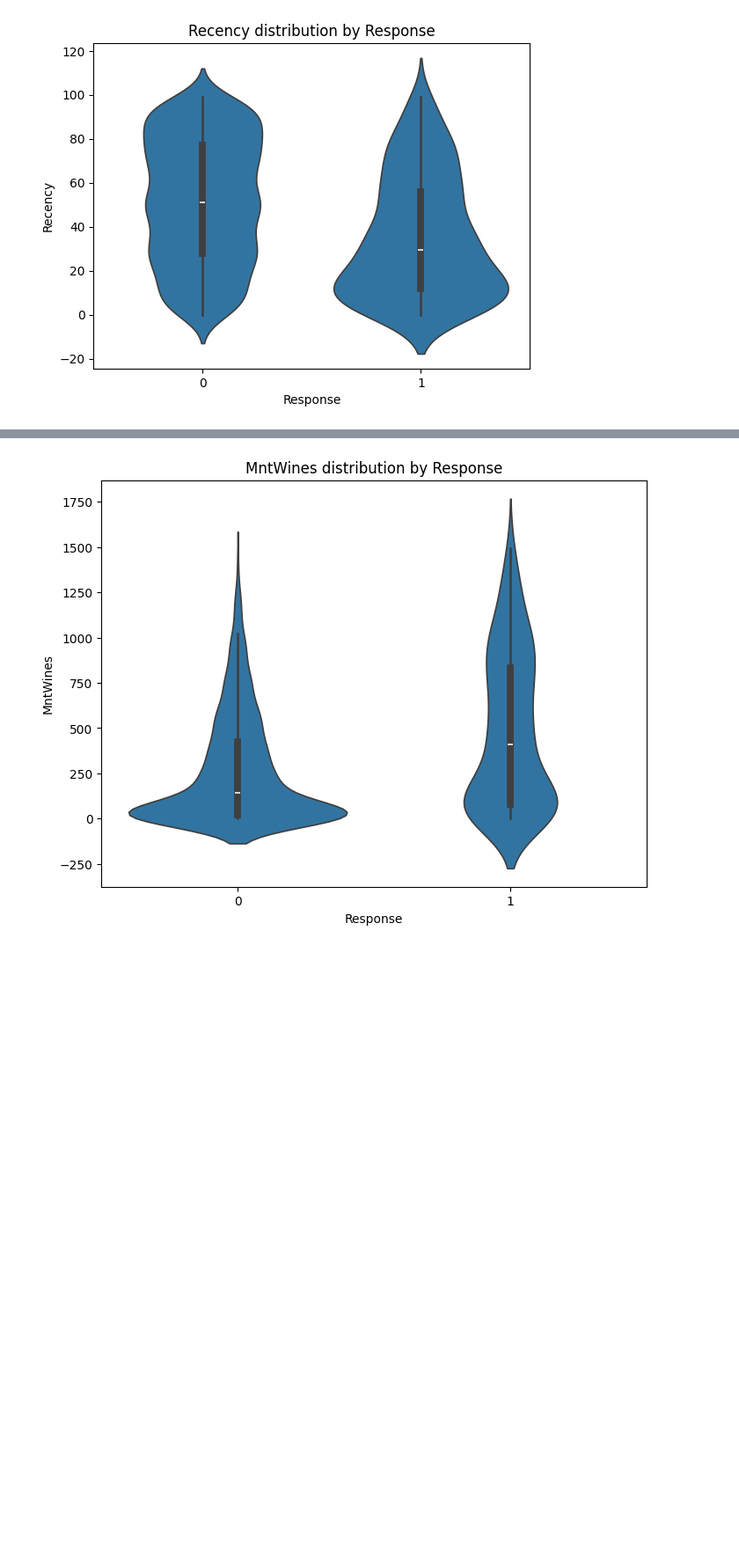
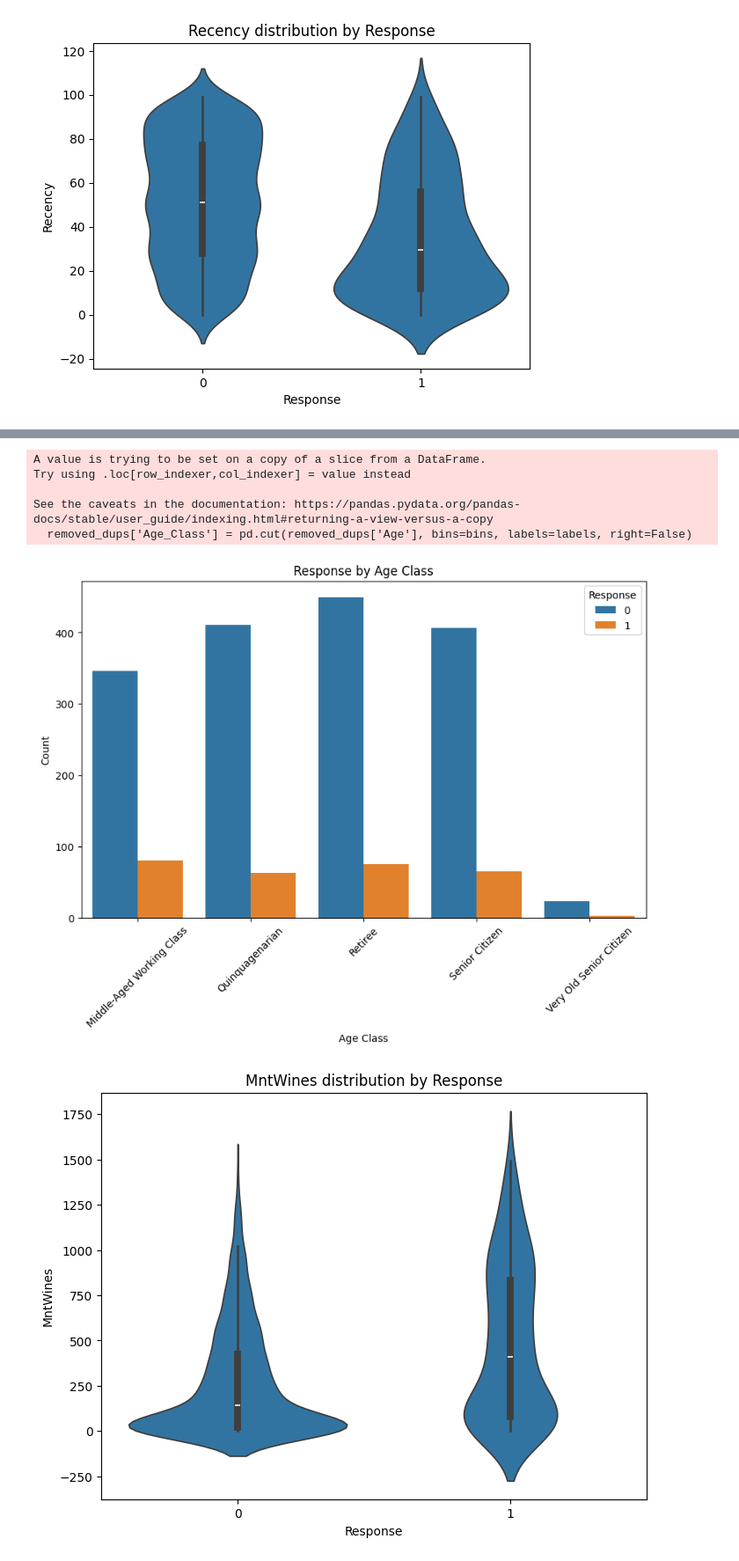
Before and after one commit to Ronan-Daliuag/Determining-Leads, a Jupyter notebook: Padrejuan-Data-Profiling.ipynb, the cells around one changed output, grey strips where cells are left out. Shown at 88% size. Drawn from its saved outputs; the diff is of its cells as text; code cells hidden in the pictures; blank space fills up the shorter version.

```diff
--- a/Padrejuan-Data-Profiling.ipynb
+++ b/Padrejuan-Data-Profiling.ipynb
@@ -411,3 +518,24 @@ plt.show()
+# %%
+bins = [28, 46, 53, 63, 74, float('inf')]  # Define your own bins based on your data distribution
+labels = ['Middle-Aged Working Class', 'Quinquagenarian', 'Retiree', 'Senior Citizen', 'Very Old Senior Citizen']
+removed_dups['Age_Class'] = pd.cut(removed_dups['Age'], bins=bins, labels=labels, right=False)
+# %% [output]
+A value is trying to be set on a copy of a slice from a DataFrame.
+Try using .loc[row_indexer,col_indexer] = value instead
+
+See the caveats in the documentation: https://pandas.pydata.org/pandas-docs/stable/user_guide/indexing.html#returning-a-view-versus-a-copy
+  removed_dups['Age_Class'] = pd.cut(removed_dups['Age'], bins=bins, labels=labels, right=False)
+# %%
+plt.figure(figsize=(10, 6))
+sns.countplot(x='Age_Class', hue='Response', data=removed_dups, order=labels)
+plt.title('Response by Age Class')
+plt.xlabel('Age Class')
+plt.ylabel('Count')
+plt.xticks(rotation=45)
+plt.legend(title='Response', loc='upper right')
+plt.show()
+# %% [output]
+[figure, added]
 # %%
 amount_columns = ['MntWines', 'MntFruits', 'MntMeatProducts', 'MntFishProducts', 'MntSweetProducts', 'MntGoldProds']
 for column in amount_columns:
```
Also changed, not shown: parts of 15 cells of this notebook, 3 other files.
